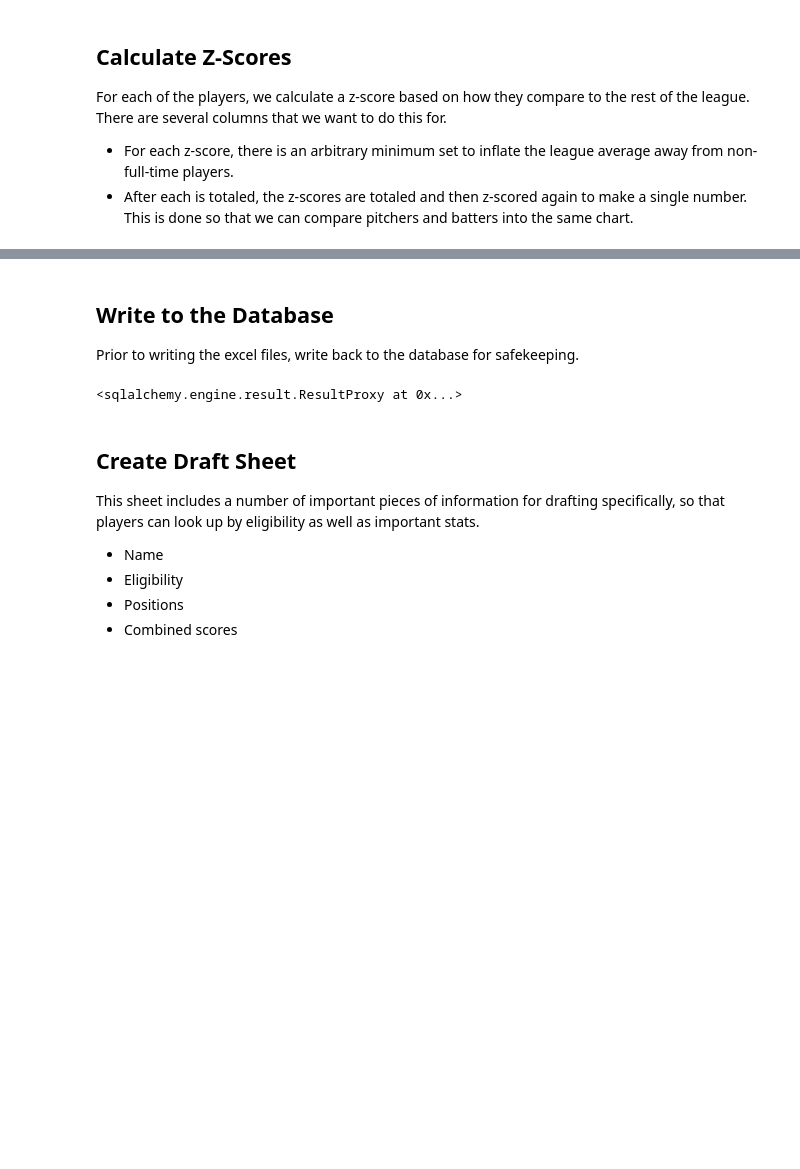
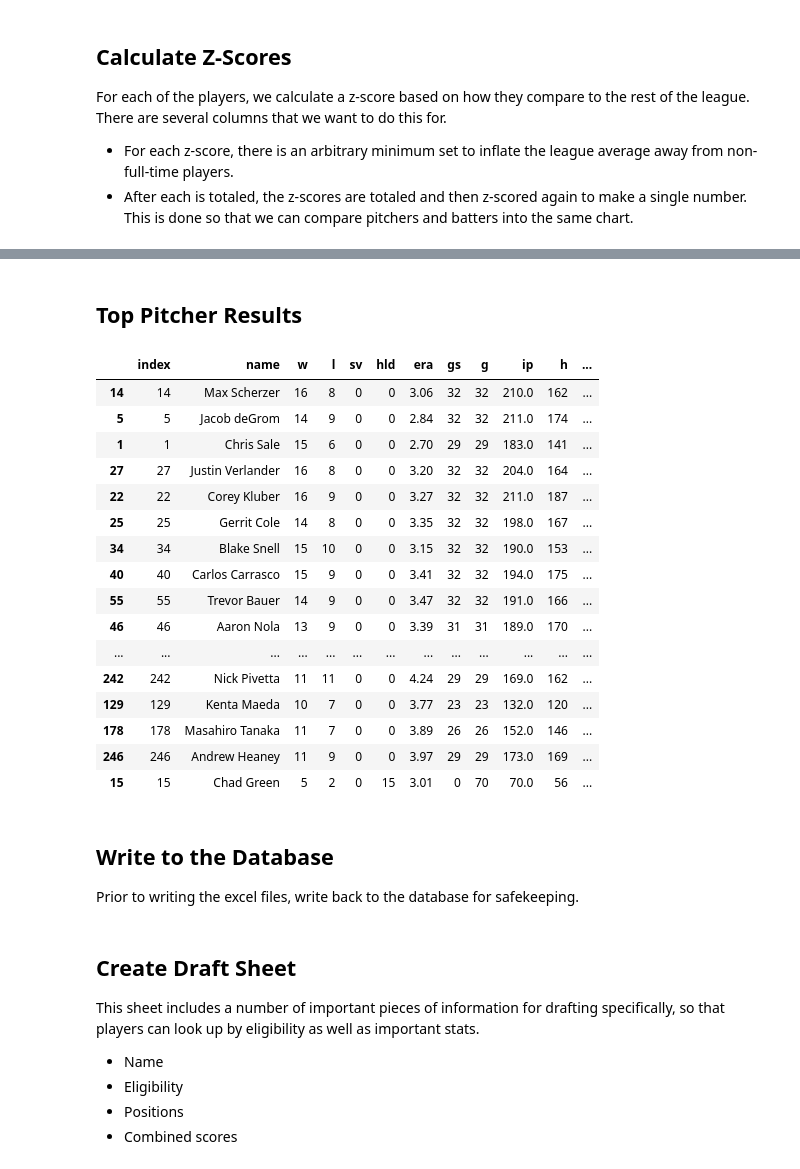
Before and after one commit to zmsy/notebooks, a Jupyter notebook: Player Z-scores.ipynb, the cells around one changed output, grey strips where cells are left out. Saved outputs shown, nothing was run; the diff lists cells and outputs as text; code cells hidden in the pictures; blank space fills up the shorter version.

Commit message:
updating jupyter nb for fantasy draft sheet for distribution

```diff
--- a/Player Z-scores.ipynb
+++ b/Player Z-scores.ipynb
@@ -157,14 +158,35 @@ dfp.sort_values(by='total_z_score_rank', inplace=True)
+# %% [markdown]
+## Top Pitcher Results
+# %%
+## Top Pitchers
+dfp.head(50)
+# %% [output]
+|  | index | name | w | l | sv | hld | era | gs | g | ip | h | ... |
+| 14 | 14 | Max Scherzer | 16 | 8 | 0 | 0 | 3.06 | 32 | 32 | 210.0 | 162 | ... |
+| 5 | 5 | Jacob deGrom | 14 | 9 | 0 | 0 | 2.84 | 32 | 32 | 211.0 | 174 | ... |
+| 1 | 1 | Chris Sale | 15 | 6 | 0 | 0 | 2.70 | 29 | 29 | 183.0 | 141 | ... |
+| 27 | 27 | Justin Verlander | 16 | 8 | 0 | 0 | 3.20 | 32 | 32 | 204.0 | 164 | ... |
+| 22 | 22 | Corey Kluber | 16 | 9 | 0 | 0 | 3.27 | 32 | 32 | 211.0 | 187 | ... |
+| 25 | 25 | Gerrit Cole | 14 | 8 | 0 | 0 | 3.35 | 32 | 32 | 198.0 | 167 | ... |
+| 34 | 34 | Blake Snell | 15 | 10 | 0 | 0 | 3.15 | 32 | 32 | 190.0 | 153 | ... |
+| 40 | 40 | Carlos Carrasco | 15 | 9 | 0 | 0 | 3.41 | 32 | 32 | 194.0 | 175 | ... |
+| 55 | 55 | Trevor Bauer | 14 | 9 | 0 | 0 | 3.47 | 32 | 32 | 191.0 | 166 | ... |
+| 46 | 46 | Aaron Nola | 13 | 9 | 0 | 0 | 3.39 | 31 | 31 | 189.0 | 170 | ... |
+| ... | ... | ... | ... | ... | ... | ... | ... | ... | ... | ... | ... | ... |
+| 242 | 242 | Nick Pivetta | 11 | 11 | 0 | 0 | 4.24 | 29 | 29 | 169.0 | 162 | ... |
+| 129 | 129 | Kenta Maeda | 10 | 7 | 0 | 0 | 3.77 | 23 | 23 | 132.0 | 120 | ... |
+| 178 | 178 | Masahiro Tanaka | 11 | 7 | 0 | 0 | 3.89 | 26 | 26 | 152.0 | 146 | ... |
+| 246 | 246 | Andrew Heaney | 11 | 9 | 0 | 0 | 3.97 | 29 | 29 | 173.0 | 169 | ... |
+| 15 | 15 | Chad Green | 5 | 2 | 0 | 15 | 3.01 | 0 | 70 | 70.0 | 56 | ... |
 # %% [markdown]
 ## Write to the Database
 
 Prior to writing the excel files, write back to the database for safekeeping.
 # %%
 dfb.to_sql("batters_scores", conn, schema="fantasy", if_exists="replace")
-conn.execute("grant select on fantasy.batters_scores to public")
+result = conn.execute("grant select on fantasy.batters_scores to public")
 dfp.to_sql("pitchers_scores", conn, schema="fantasy", if_exists="replace")
-conn.execute("grant select on fantasy.pitchers_scores to public")
+result = conn.execute("grant select on fantasy.pitchers_scores to public")
-# %% [output]
-<sqlalchemy.engine.result.ResultProxy at 0x...>
 # %% [markdown]
 ## Create Draft Sheet
 
```
Also changed, not shown: parts of 7 cells of this notebook, 1 other file.
